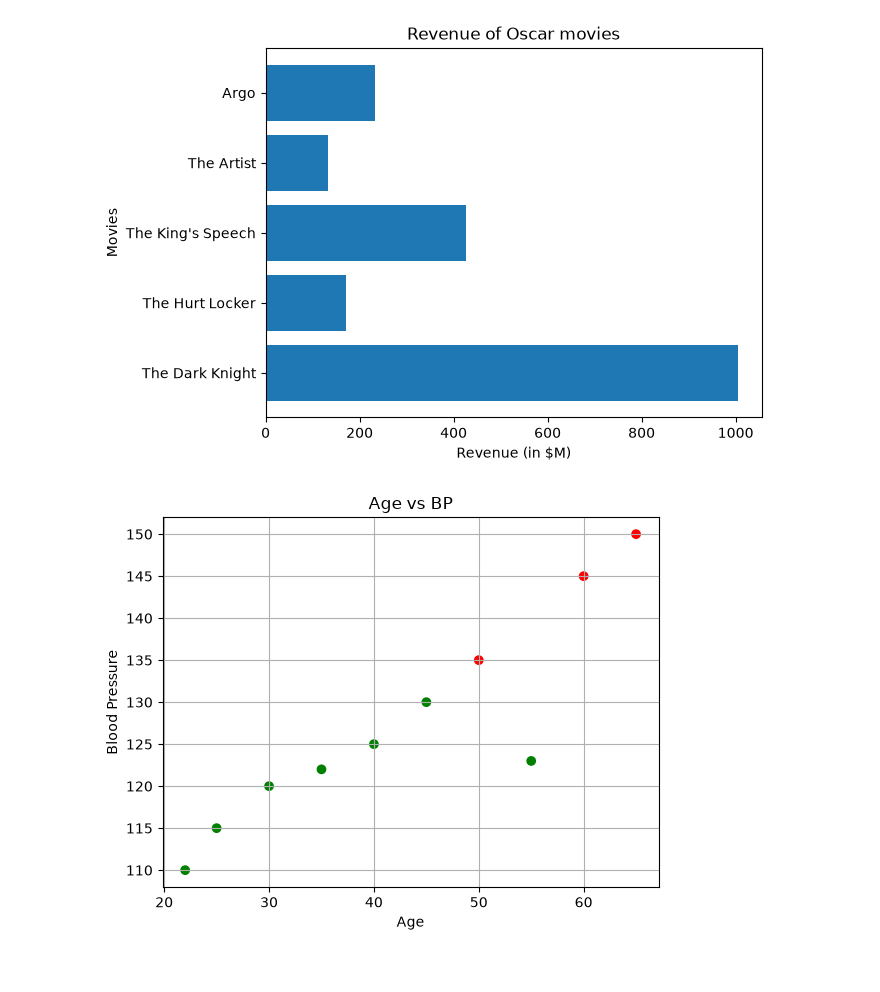
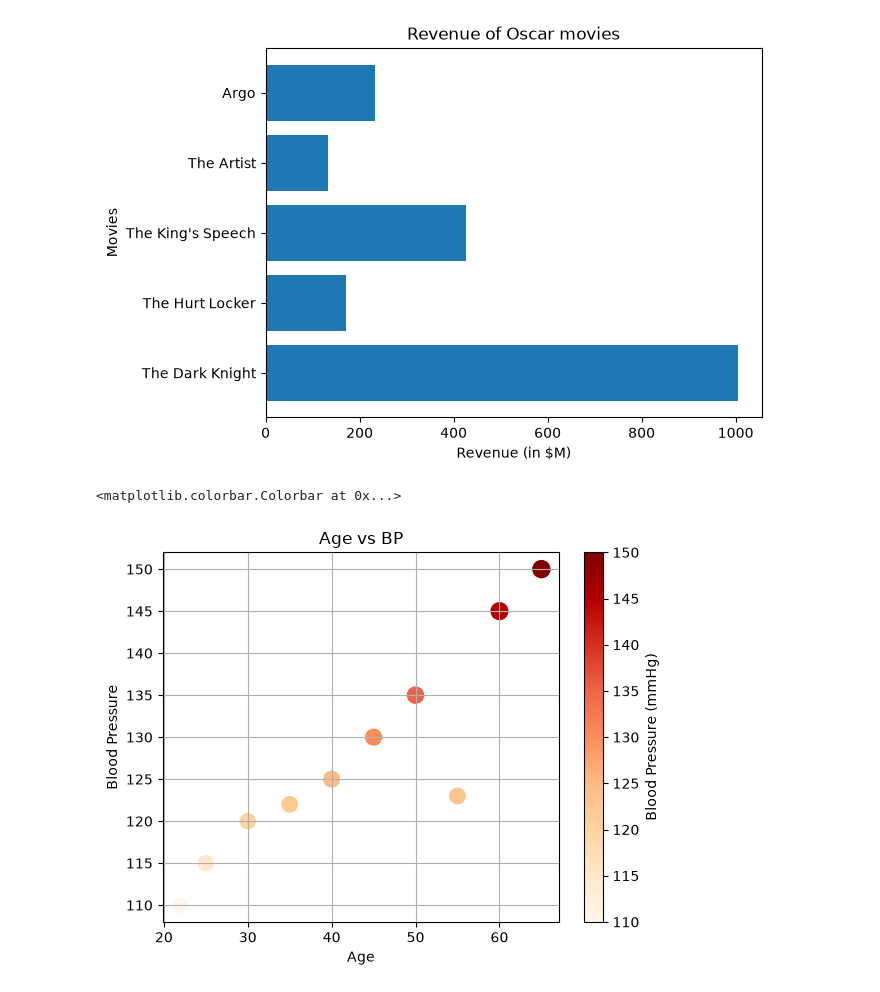
Before and after one commit to Ayushman2005/Machine_Learning, a Jupyter notebook: Data Visualisation/data_visualise.ipynb, the cells around one changed output. Saved outputs shown, nothing was run; the diff lists cells and outputs as text; code cells hidden in the pictures.

```diff
--- a/Data Visualisation/data_visualise.ipynb
+++ b/Data Visualisation/data_visualise.ipynb
@@ -197,13 +197,15 @@ Text(0.5, 1.0, 'Revenue of Oscar movies')
 # %%
 people = ["Person A", "Person B", "Person C", "Person D", "Person E",
           "Person F", "Person G", "Person H", "Person I", "Person J"]
 age = [22, 25, 30, 35, 40, 45, 50, 55, 60, 65]
 bp = [110, 115, 120, 122, 125, 130, 135, 123, 145, 150]
 colors = ["green" if x < 135 else "red" for x in bp]
-plt.scatter(age, bp, color=colors)
+plt.scatter(age, bp, s=bp, cmap='OrRd', c=bp)
 plt.title("Age vs BP")
 plt.xlabel("Age")
 plt.ylabel("Blood Pressure")
 plt.grid()
+plt.colorbar(label="Blood Pressure (mmHg)")
 # %% [output]
+<matplotlib.colorbar.Colorbar at 0x...>
-[figure, old version]
+[figure, new version]
```
